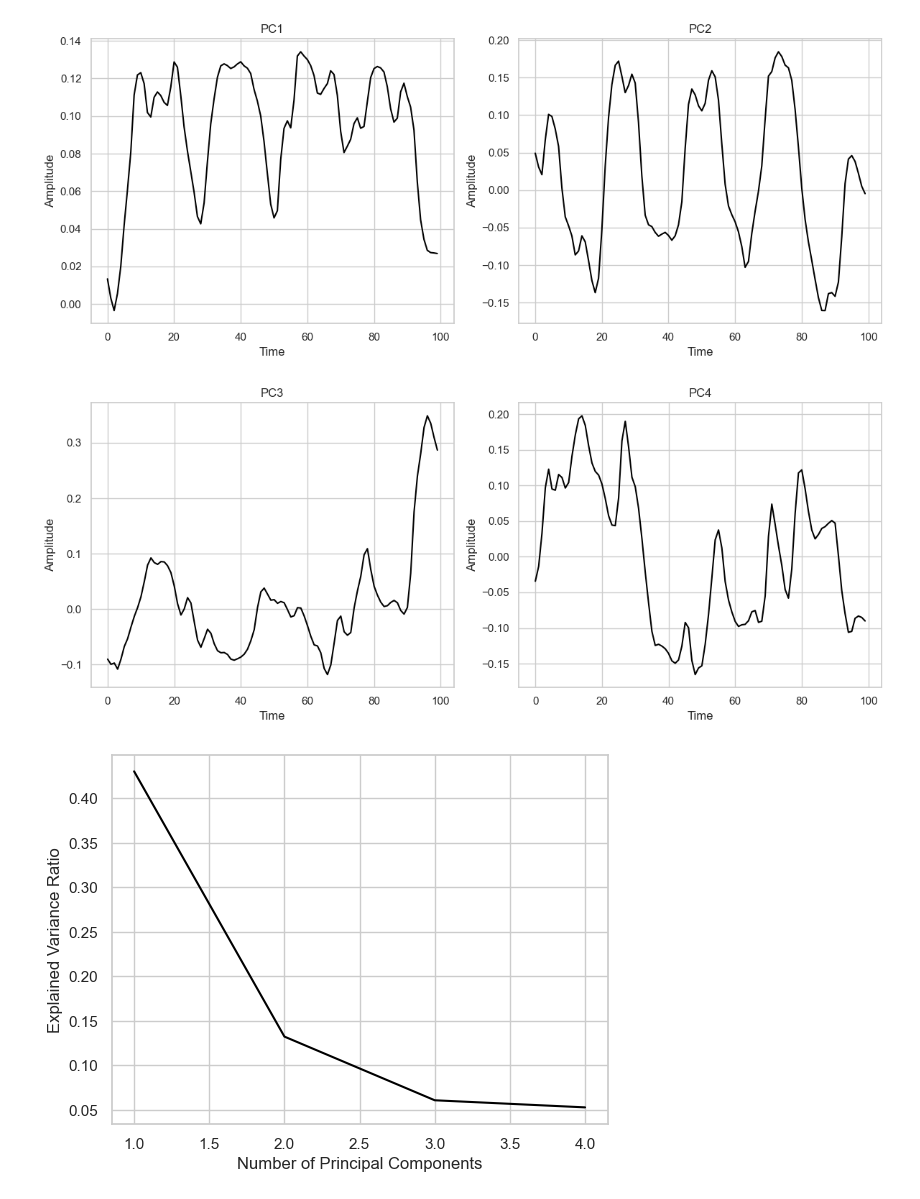
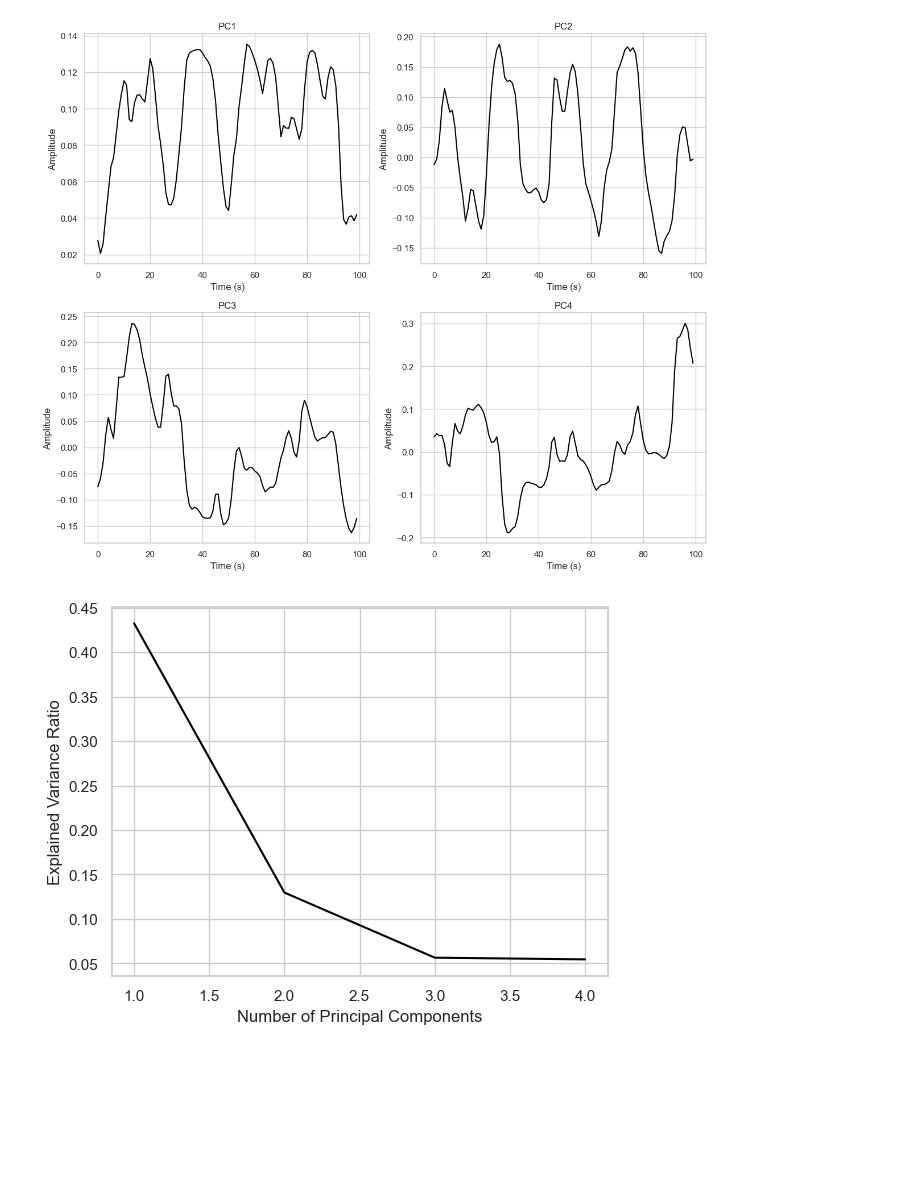
Before and after one commit to TimBerti/ssvep-cvd, a Jupyter notebook: notebooks/cwt_svm_classifier.ipynb, the cells around one changed output. Drawn from its saved outputs; the diff is of its cells as text; code cells hidden in the pictures; blank space fills up the shorter version.

```diff
--- a/notebooks/cwt_svm_classifier.ipynb
+++ b/notebooks/cwt_svm_classifier.ipynb
@@ -73,7 +74,7 @@ def generalized_cone_kernel(X, Y=None, gamma=None, beta=None):
     alpha = np.exp(-beta * sum_norms).T
     return np.exp(-gamma * (alpha * euclidean_distances(X, Y) + (1 - alpha) * 2 * (1 - cosine_similarity(X, Y))))
 
-X_train, X_test, y_train, y_test, groups_train, groups_test = train_test_split(X, y, groups, test_size=0.2, random_state=42)
+X_train, X_test, y_train, y_test, groups_train, groups_test = X, X, y, y, groups, groups # train_test_split(X, y, groups, test_size=0.2, random_state=42)
 
 pipeline = Pipeline([
     ('preprocessor', Preprocessor(max_len=max_len)),
@@ -90,7 +91,7 @@ grid = {
     'pca__n_components': [4],
     'svm__C': [1],
     'svm__gamma': ['scale'],
-    'svm__kernel': [generalized_cone_kernel] # ['linear', 'rbf', cosine_similarity, cosine_rbf_kernel]
+    'svm__kernel': ['linear'] #[generalized_cone_kernel, 'linear', 'rbf', cosine_similarity, cosine_rbf_kernel]
 }
 
 grid_search = GridSearchCV(pipeline, grid, cv=LeaveOneGroupOut(), scoring='accuracy', n_jobs=-1)
@@ -127,26 +128,25 @@ AUC ROC: 0.97
 # %%
 pca = pipeline.named_steps['pca']
 
 num_plots = len(pca.components_)
 num_cols = 2
 num_rows = (num_plots + 1)//num_cols
+fig, axes = plt.subplots(nrows=num_rows, ncols=num_cols, figsize=(6*num_cols, 5*num_rows))
 
 for row in range(num_rows):
-    fig, axes = plt.subplots(nrows=1, ncols=num_cols, figsize=(6*num_cols, 5))
     for col in range(num_cols):
         idx = row*num_cols + col
         if idx >= num_plots:
             break
         pc = pca.components_[idx]
-        axes[col].plot(pc, color='black')
-        axes[col].set_xlabel('Time')
-        axes[col].set_ylabel('Amplitude')
-        axes[col].set_title('PC' + str(idx + 1))
-        fig.tight_layout()
-    plt.show()
+        axes[row, col].plot(pc, color='black')
+        axes[row, col].set_xlabel('Time (s)')
+        axes[row, col].set_ylabel('Amplitude')
+        axes[row, col].set_title('PC' + str(idx + 1))
+fig.tight_layout()
+plt.show()
 # %% [output]
-[figure, old version]
+[figure, new version]
-[figure, removed]
 # %%
 explained_variance_ratio = pca.explained_variance_ratio_
 num_components = len(explained_variance_ratio)
@@ -155,7 +155,7 @@ plt.xlabel('Number of Principal Components')
 plt.ylabel('Explained Variance Ratio')
 plt.show()
 # %% [output]
-[figure, old version]
+[figure, new version]
 # %%
 X_pca = pipeline.named_steps['preprocessor'].transform(X)
 X_pca = pipeline.named_steps['wavelet_transformer'].transform(X_pca)
```
Also changed, not shown: parts of 5 cells of this notebook, 4 other files.
